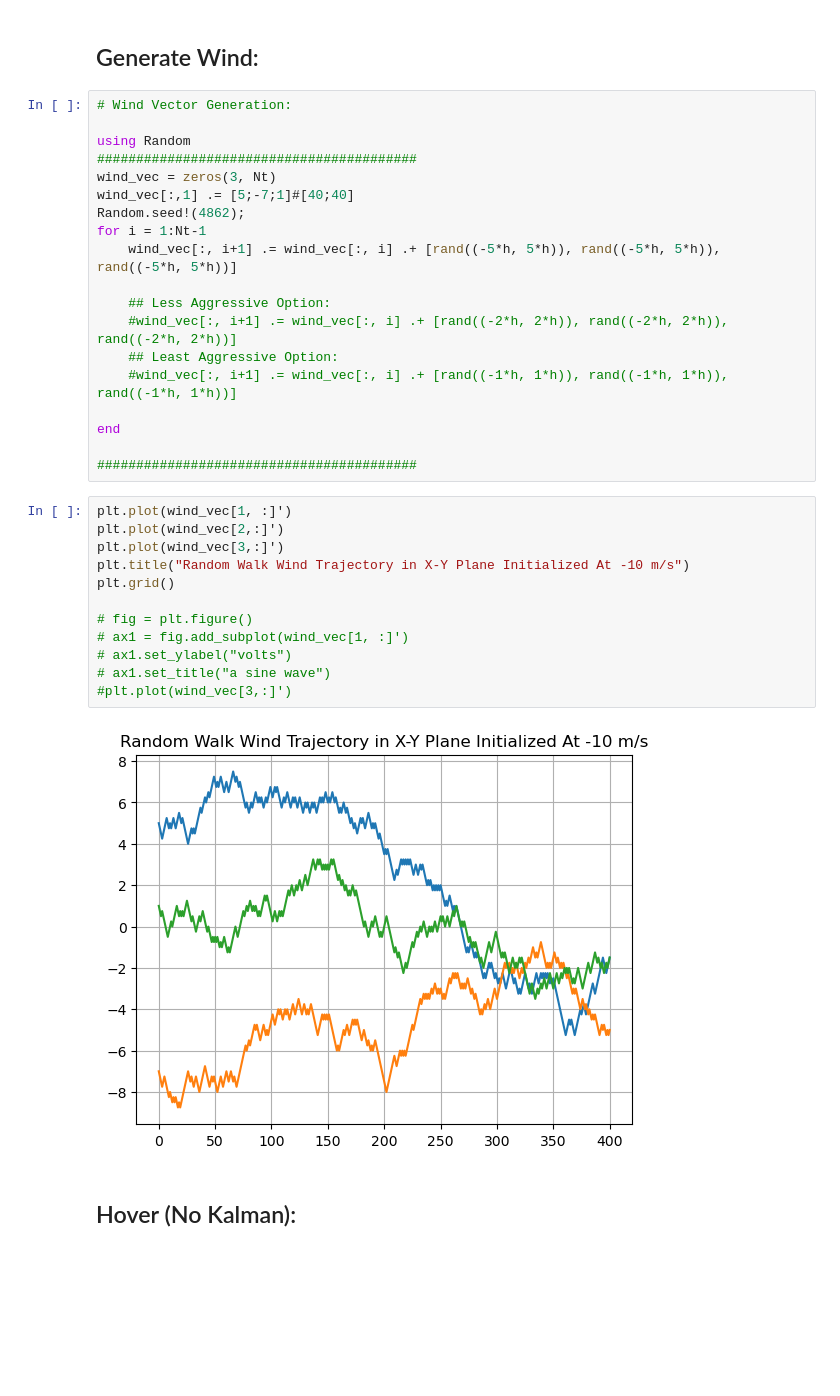
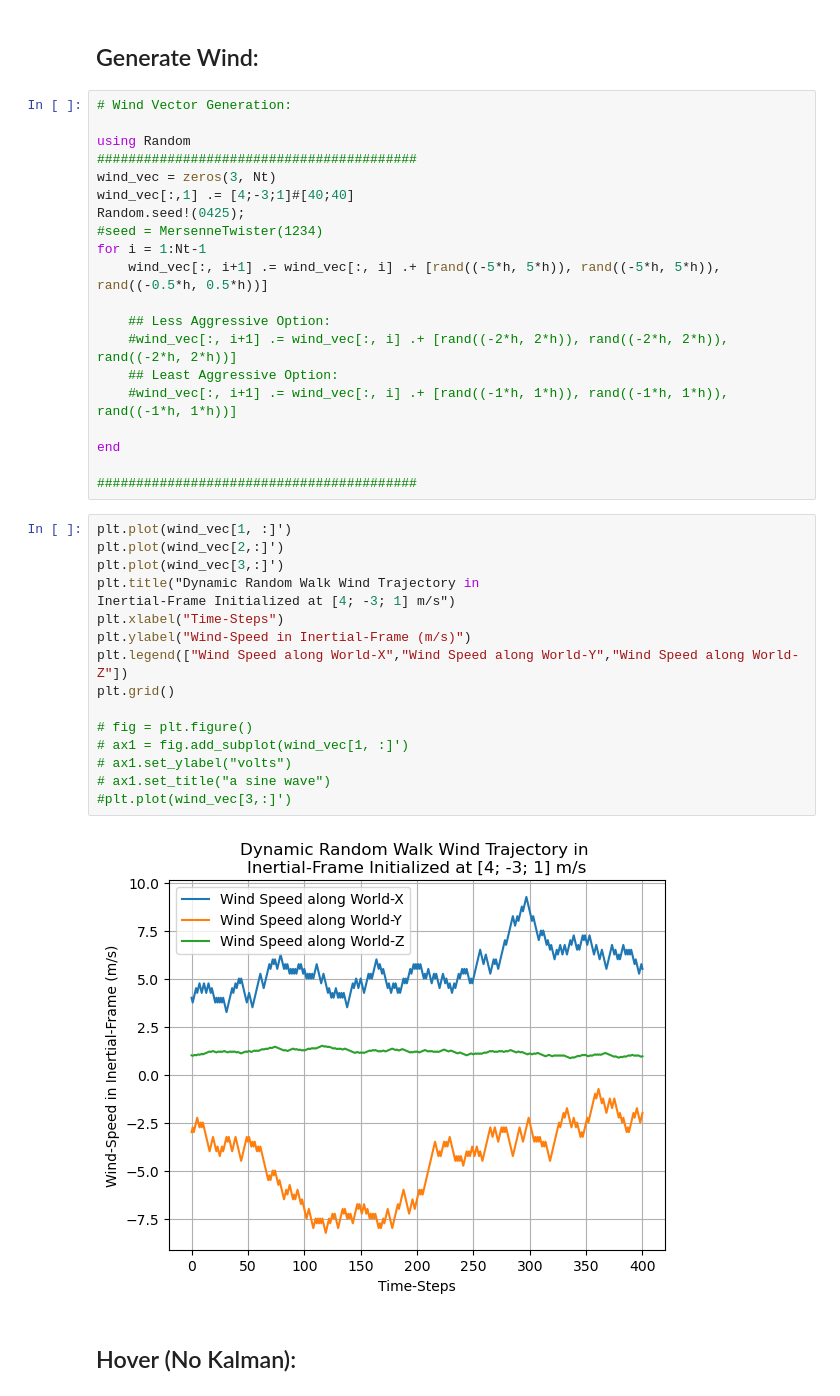
Before and after one commit to SharvitDabir/Quadcopter-Robust-Control, a Jupyter notebook: Crazyflie_DOb_Moving_LP_V2.ipynb, the cells around one changed output. Drawn from its saved outputs; the diff is of its cells as text; blank space fills up the shorter version.

```diff
--- a/Crazyflie_DOb_Moving_LP_V2.ipynb
+++ b/Crazyflie_DOb_Moving_LP_V2.ipynb
@@ -1154,10 +1244,11 @@ Klqr[:,13:end]
 using Random
 #########################################
 wind_vec = zeros(3, Nt)
-wind_vec[:,1] .= [5;-7;1]#[40;40]
-Random.seed!(4862);
+wind_vec[:,1] .= [4;-3;1]#[40;40]
+Random.seed!(0425);
+#seed = MersenneTwister(1234)
 for i = 1:Nt-1
-    wind_vec[:, i+1] .= wind_vec[:, i] .+ [rand((-5*h, 5*h)), rand((-5*h, 5*h)), rand((-5*h, 5*h))]
+    wind_vec[:, i+1] .= wind_vec[:, i] .+ [rand((-5*h, 5*h)), rand((-5*h, 5*h)), rand((-0.5*h, 0.5*h))]
 
     ## Less Aggressive Option:
     #wind_vec[:, i+1] .= wind_vec[:, i] .+ [rand((-2*h, 2*h)), rand((-2*h, 2*h)), rand((-2*h, 2*h))]
@@ -1170,17 +1261,21 @@ end
 # %%
 plt.plot(wind_vec[1, :]')
 plt.plot(wind_vec[2,:]')
 plt.plot(wind_vec[3,:]')
-plt.title("Random Walk Wind Trajectory in X-Y Plane Initialized At -10 m/s")
+plt.title("Dynamic Random Walk Wind Trajectory in
+Inertial-Frame Initialized at [4; -3; 1] m/s")
+plt.xlabel("Time-Steps")
+plt.ylabel("Wind-Speed in Inertial-Frame (m/s)")
+plt.legend(["Wind Speed along World-X","Wind Speed along World-Y","Wind Speed along World-Z"])
 plt.grid()
 
 # fig = plt.figure()
 # ax1 = fig.add_subplot(wind_vec[1, :]')
 # ax1.set_ylabel("volts")
 # ax1.set_title("a sine wave")
 #plt.plot(wind_vec[3,:]')
 # %% [output]
-[figure, old version]
+[figure, new version]
 # %% [markdown]
 ## Hover (No Kalman):
 # %%
```
Also changed, not shown: parts of 83 cells of this notebook.
